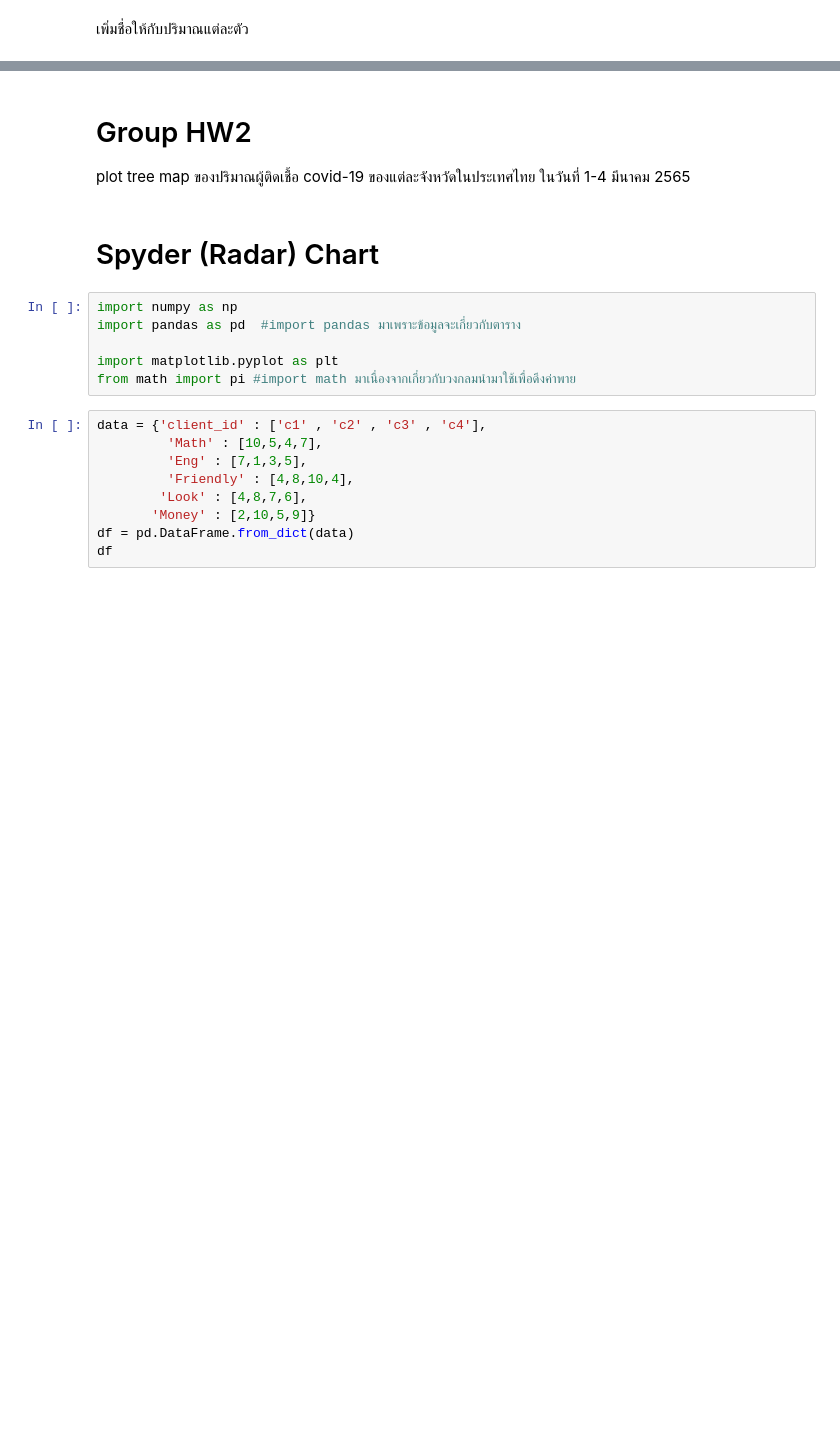
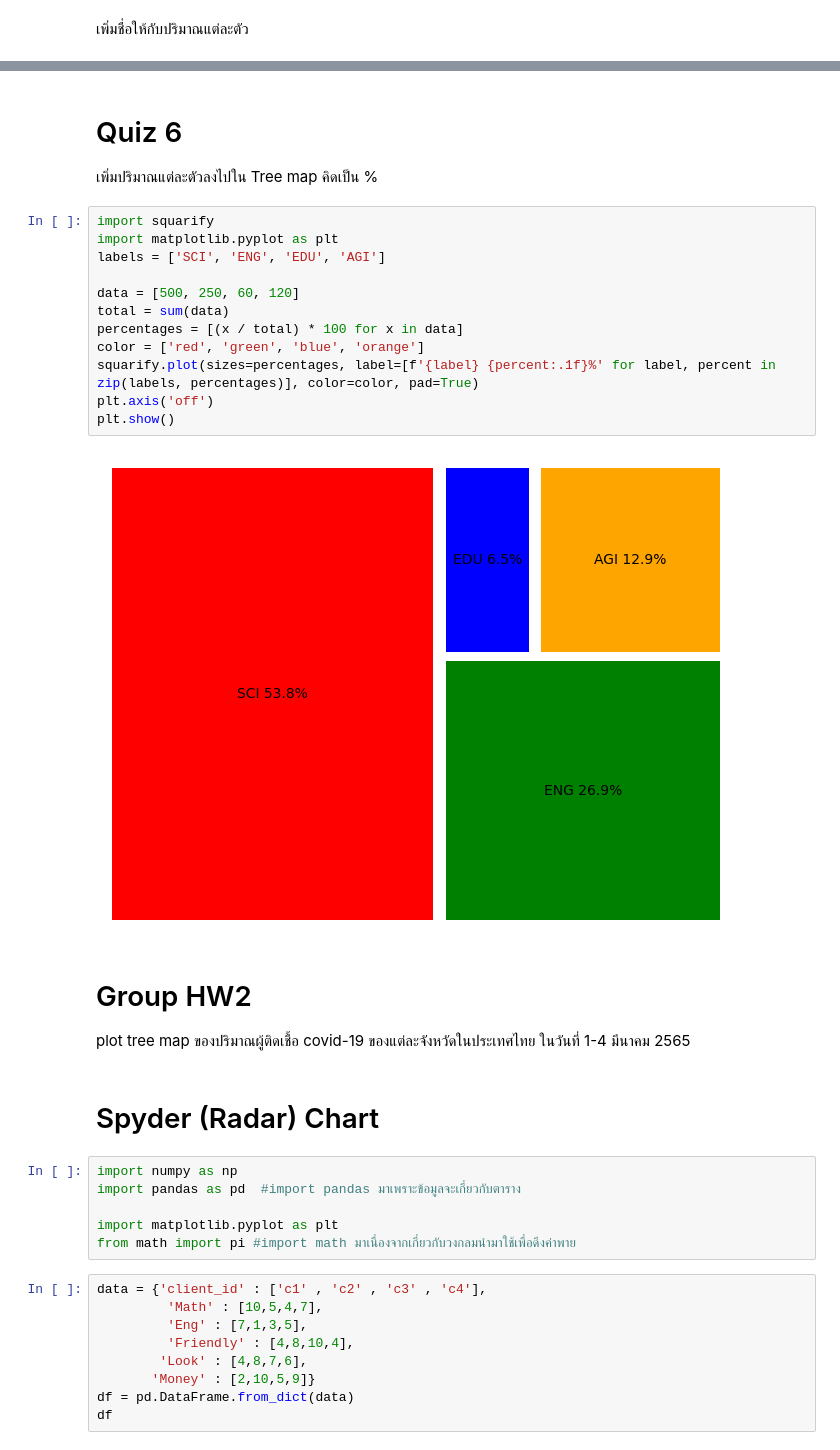
Before and after one commit to Thippawan72/Pytron_dataviz2023, a Jupyter notebook: DataViz04_Data_Comparison.ipynb, the cells around one changed output, grey strips where cells are left out. Cells and saved outputs as stored; diff of their text form; blank space fills up the shorter version.

Commit message:
Quiz 6

```diff
--- a/DataViz04_Data_Comparison.ipynb
+++ b/DataViz04_Data_Comparison.ipynb
@@ -518,3 +517,20 @@ plt.axis('off')
+# %% [markdown]
+# Quiz 6
+เพิ่มปริมาณแต่ละตัวลงไปใน Tree map คิดเป็น %
+# %%
+import squarify
+import matplotlib.pyplot as plt
+labels = ['SCI', 'ENG', 'EDU', 'AGI']
+
+data = [500, 250, 60, 120]
+total = sum(data)
+percentages = [(x / total) * 100 for x in data]
+color = ['red', 'green', 'blue', 'orange']
+squarify.plot(sizes=percentages, label=[f'{label} {percent:.1f}%' for label, percent in zip(labels, percentages)], color=color, pad=True)
+plt.axis('off')
+plt.show()
+# %% [output]
+[figure, added]
 # %% [markdown]
 # Group HW2
 plot tree map ของปริมาณผู้ติดเชื้อ covid-19 ของแต่ละจังหวัดในประเทศไทย ในวันที่ 1-4 มีนาคม 2565
```
Also changed, not shown: parts of 26 cells of this notebook.
